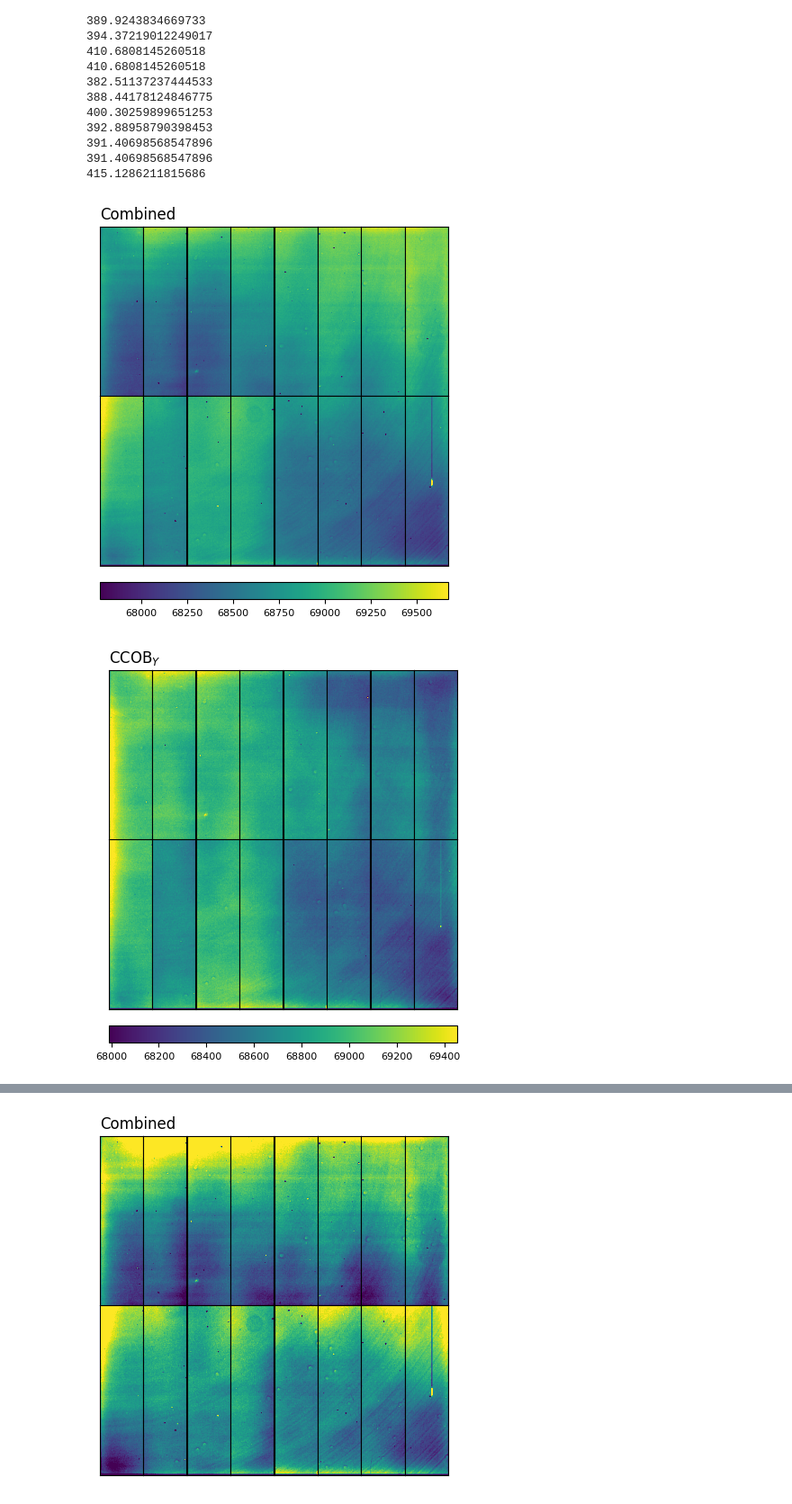
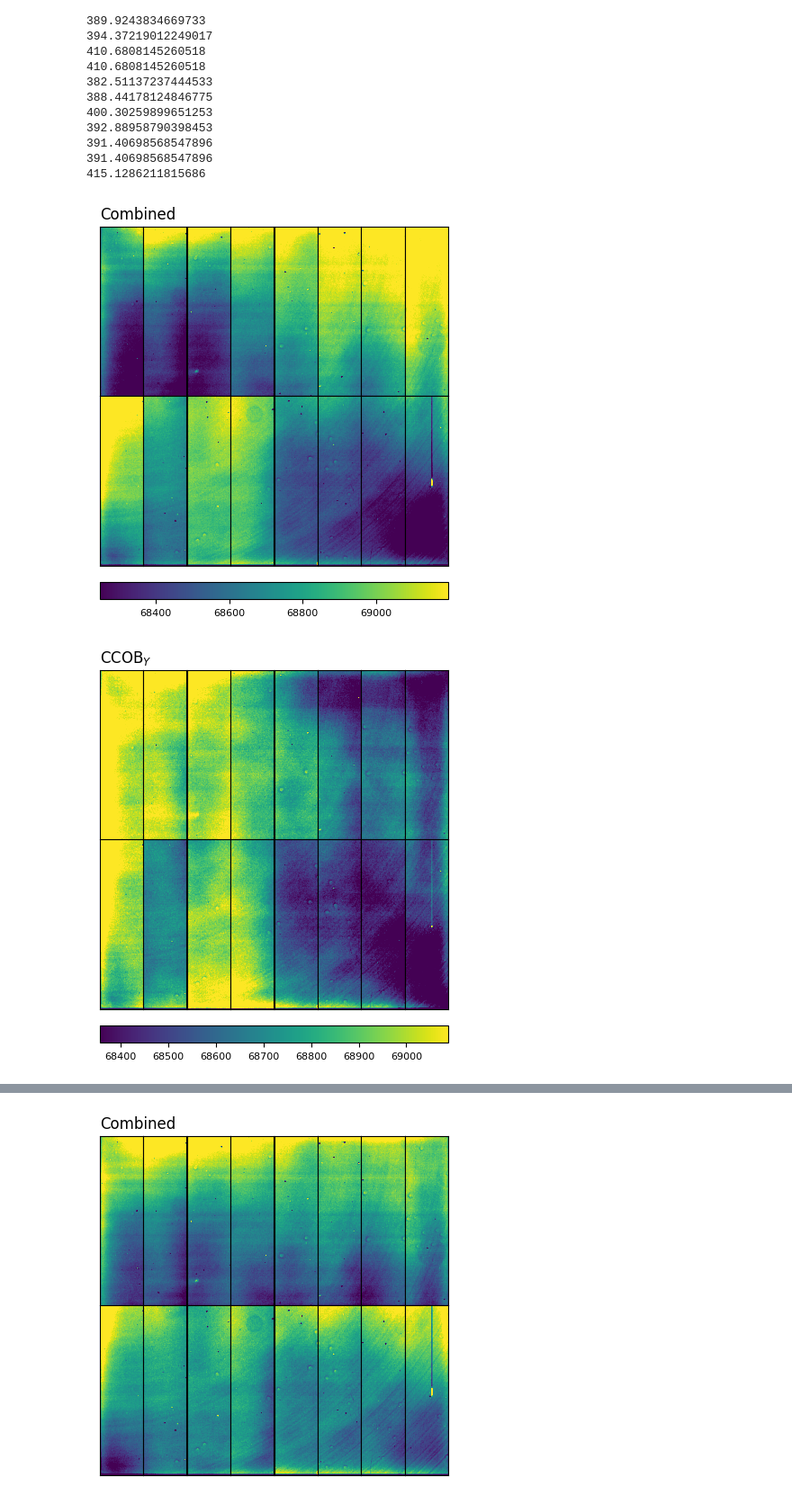
Before and after one commit to youtsumi/summer_research_2020, a Jupyter notebook: YELLOW_full_sensor_flat.ipynb, the cells around one changed output, grey strips where cells are left out. Shown at 90% size. Cells and saved outputs as stored; diff of their text form; code cells hidden in the pictures.

```diff
--- a/YELLOW_full_sensor_flat.ipynb
+++ b/YELLOW_full_sensor_flat.ipynb
@@ -164,7 +164,7 @@ for i in range(1, (columns*rows) + 1):
     #mean = image_com.mean()
     #std = mad_std(image_com)
 
-    N = 1
+    N = 0.5
 
     if i == 1:
         plt.title("COMBINED not normalized", loc='left')
@@ -259,7 +259,7 @@ for i in range(1, (columns*rows) + 1):
 
     #mean = image.mean()
     #std = mad_std(image)
-    N = 1
+    N = 0.5
 
     if i == 1:
         plt.title("Combined", loc='left')
@@ -302,7 +302,7 @@ for i in range(1, (columns*rows) + 1):
 
     #mean = image.mean()       # no weights function needed becasue this data is acquired from using uv band already
     #std = mad_std(image)
-    N = 1
+    N = 0.5
 
     if i == 1:
         plt.title(r"CCOB$_{Y}$", loc='left')
@@ -329,33 +329,33 @@ mean = numpy.mean(wholepixels,dtype=numpy.float64)
 std = numpy.std(wholepixels,dtype=numpy.float64)
 ax = []
 
 for i in range(1, (columns*rows) + 1):
     if i < 9:
         image = np.flipud(((normedimg_top[i - 1]) - (yel_top[i - 1])) / (yel_top[i - 1]))
     else:
         image = ((normedimg_bot[i - 1 - columns]) - (yel_bot[i - 1 - columns])) / (yel_bot[i - 1 - columns])
 
     ax1 = fig.add_subplot(rows, columns, i)
 
     ax.append(ax1)
 
 
     ax1.set_xticks([])   # getting rid of axis ticks and numbering
     ax1.set_yticks([])
     if i == 1:
         plt.title("Ratio", loc='left')
 
     #mean = image.mean()
     #std = mad_std(image)
-    N = 1
+    N = 0.5
 
     im = plt.imshow(image, vmin=mean-N*std,vmax=mean+N*std,origin="lower")
 
 cbar = fig.colorbar(im, ax=ax, orientation="horizontal", anchor=(0,-1))
 cbar.ax.tick_params(labelsize=8)
 # getting rid of space between subplots horizontally and vertically
 fig.subplots_adjust(wspace=0, hspace=0)
 plt.show()
 # %% [output]
-[figure, old version]
+[figure, new version]
-[figure, old version]
+[figure, new version]
```
Also changed, not shown: parts of 2 cells of this notebook.
